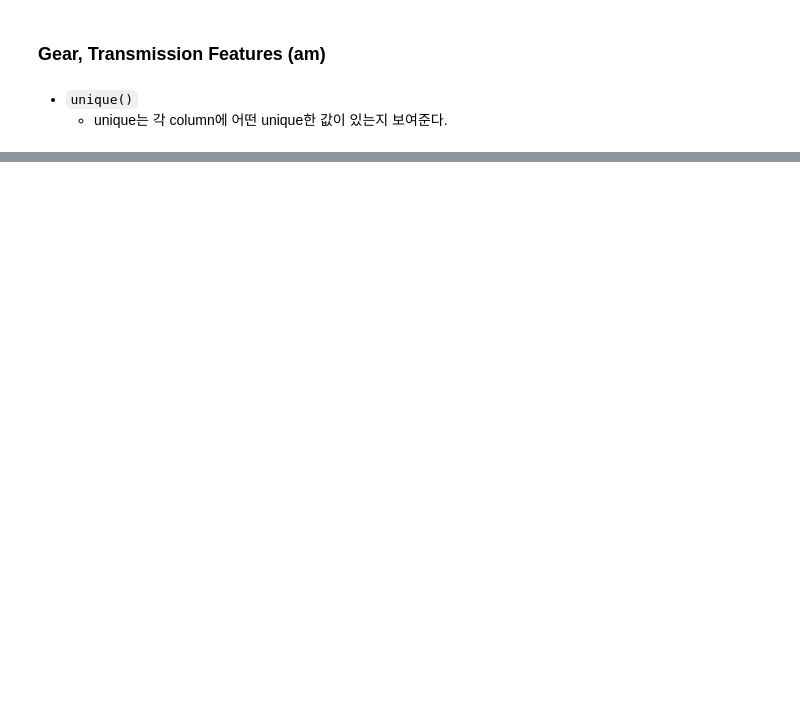
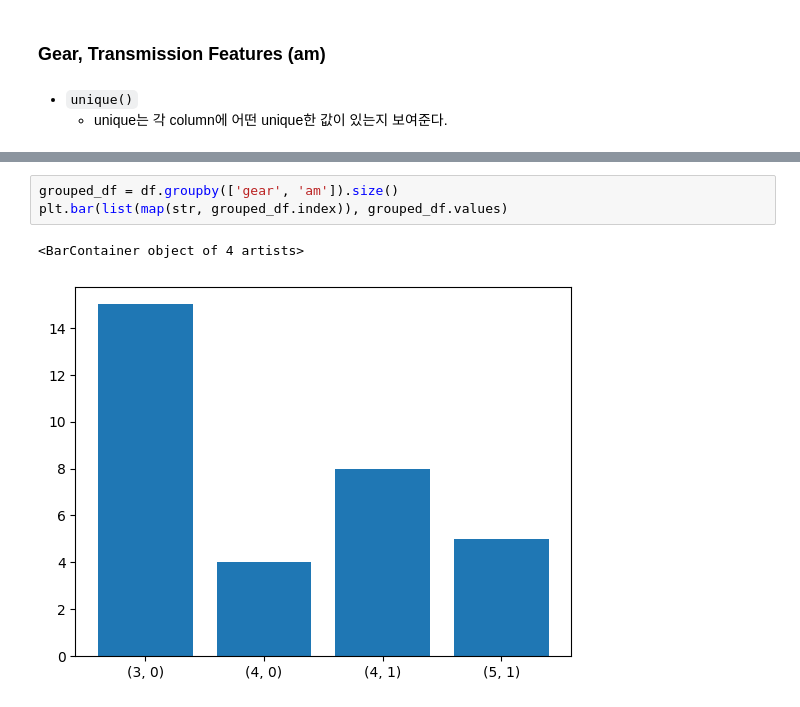
Before and after one commit to softeer5th/data_engineering_course_materials, a Jupyter notebook: missions/w1/w1m1.ipynb, the cells around one changed output, grey strips where cells are left out. Drawn from its saved outputs; the diff is of its cells as text; blank space fills up the shorter version.

```diff
--- a/missions/w1/w1m1.ipynb
+++ b/missions/w1/w1m1.ipynb
@@ -136,0 +172,6 @@ print(f" {df['am'].unique()}")
+# %%
+grouped_df = df.groupby(['gear', 'am']).size()
+plt.bar(list(map(str, grouped_df.index)), grouped_df.values)
+# %% [output]
+<BarContainer object of 4 artists>
+[figure, added]
```
Also changed, not shown: parts of 19 cells of this notebook.
